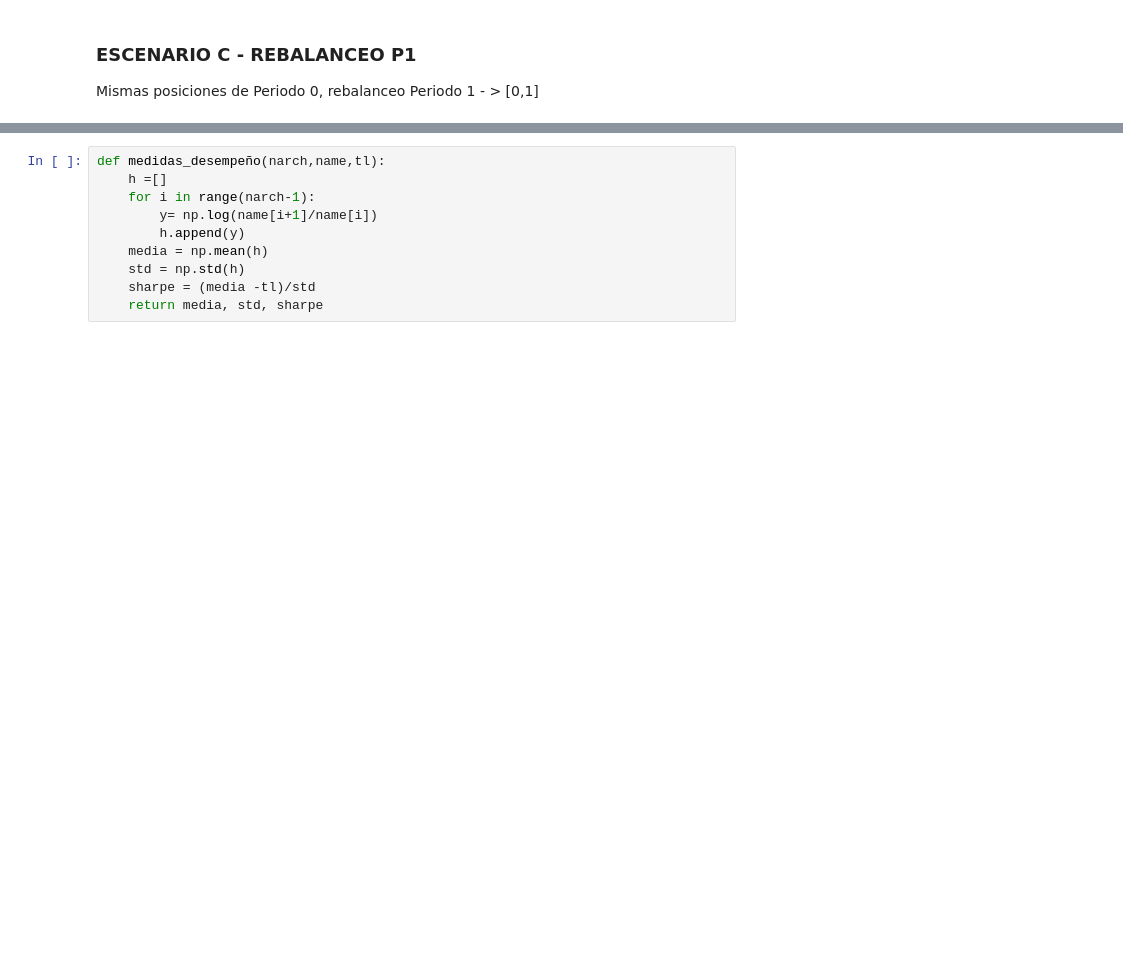
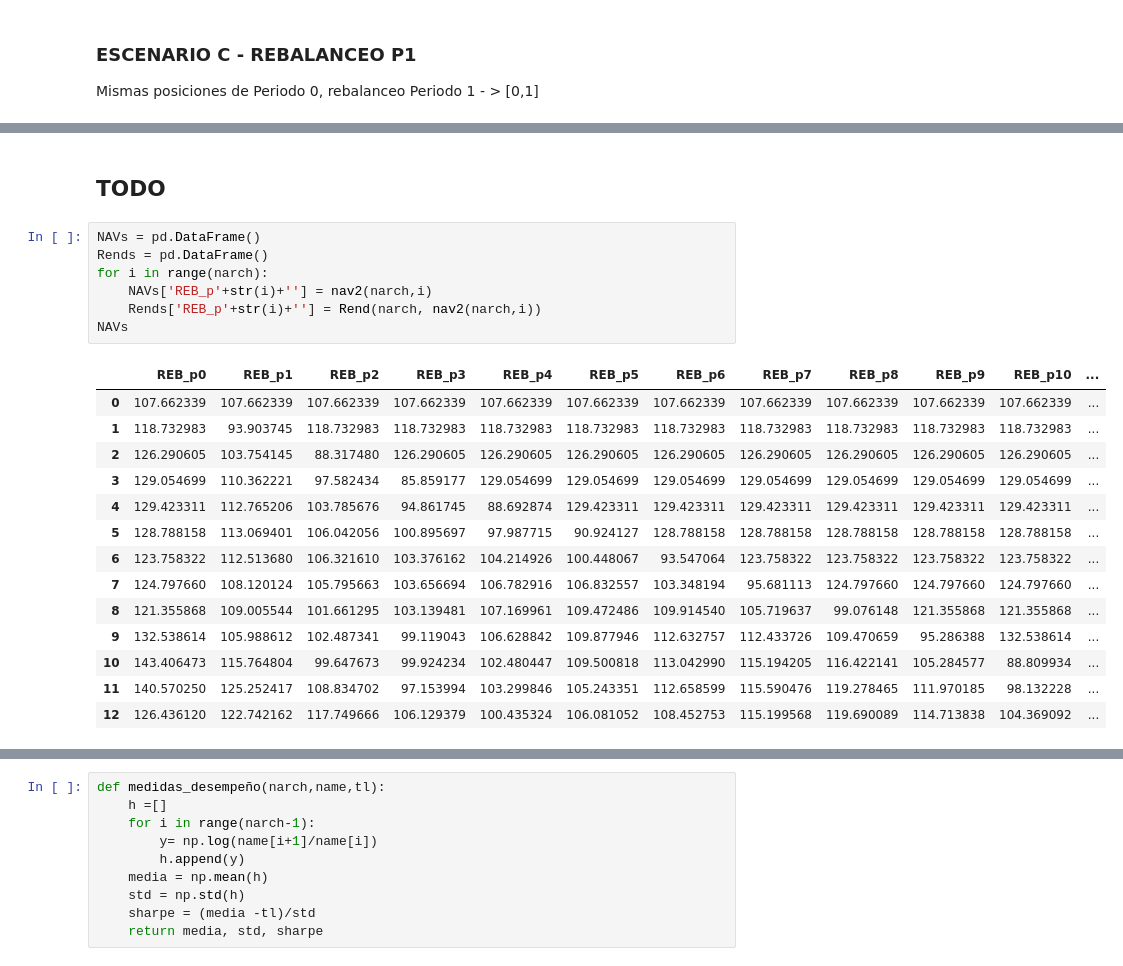
Before and after one commit to Marisolcantarero95/TRADING, a Jupyter notebook: Lab1_EqA/A_myst_Laboratorio1.ipynb, the cells around one changed output, grey strips where cells are left out. Drawn from its saved outputs; the diff is of its cells as text; blank space fills up the shorter version.

```diff
--- a/Lab1_EqA/A_myst_Laboratorio1.ipynb
+++ b/Lab1_EqA/A_myst_Laboratorio1.ipynb
@@ -400,0 +448,24 @@ plt.show()
+# %% [markdown]
+## TODO
+# %%
+NAVs = pd.DataFrame()
+Rends = pd.DataFrame()
+for i in range(narch):
+    NAVs['REB_p'+str(i)+''] = nav2(narch,i)
+    Rends['REB_p'+str(i)+''] = Rend(narch, nav2(narch,i))
+NAVs
+# %% [output]
+|  | REB_p0 | REB_p1 | REB_p2 | REB_p3 | REB_p4 | REB_p5 | REB_p6 | REB_p7 | REB_p8 | REB_p9 | REB_p10 | ... |
+| 0 | 107.662339 | 107.662339 | 107.662339 | 107.662339 | 107.662339 | 107.662339 | 107.662339 | 107.662339 | 107.662339 | 107.662339 | 107.662339 | ... |
+| 1 | 118.732983 | 93.903745 | 118.732983 | 118.732983 | 118.732983 | 118.732983 | 118.732983 | 118.732983 | 118.732983 | 118.732983 | 118.732983 | ... |
+| 2 | 126.290605 | 103.754145 | 88.317480 | 126.290605 | 126.290605 | 126.290605 | 126.290605 | 126.290605 | 126.290605 | 126.290605 | 126.290605 | ... |
+| 3 | 129.054699 | 110.362221 | 97.582434 | 85.859177 | 129.054699 | 129.054699 | 129.054699 | 129.054699 | 129.054699 | 129.054699 | 129.054699 | ... |
+| 4 | 129.423311 | 112.765206 | 103.785676 | 94.861745 | 88.692874 | 129.423311 | 129.423311 | 129.423311 | 129.423311 | 129.423311 | 129.423311 | ... |
+| 5 | 128.788158 | 113.069401 | 106.042056 | 100.895697 | 97.987715 | 90.924127 | 128.788158 | 128.788158 | 128.788158 | 128.788158 | 128.788158 | ... |
+| 6 | 123.758322 | 112.513680 | 106.321610 | 103.376162 | 104.214926 | 100.448067 | 93.547064 | 123.758322 | 123.758322 | 123.758322 | 123.758322 | ... |
+| 7 | 124.797660 | 108.120124 | 105.795663 | 103.656694 | 106.782916 | 106.832557 | 103.348194 | 95.681113 | 124.797660 | 124.797660 | 124.797660 | ... |
+| 8 | 121.355868 | 109.005544 | 101.661295 | 103.139481 | 107.169961 | 109.472486 | 109.914540 | 105.719637 | 99.076148 | 121.355868 | 121.355868 | ... |
+| 9 | 132.538614 | 105.988612 | 102.487341 | 99.119043 | 106.628842 | 109.877946 | 112.632757 | 112.433726 | 109.470659 | 95.286388 | 132.538614 | ... |
+| 10 | 143.406473 | 115.764804 | 99.647673 | 99.924234 | 102.480447 | 109.500818 | 113.042990 | 115.194205 | 116.422141 | 105.284577 | 88.809934 | ... |
+| 11 | 140.570250 | 125.252417 | 108.834702 | 97.153994 | 103.299846 | 105.243351 | 112.658599 | 115.590476 | 119.278465 | 111.970185 | 98.132228 | ... |
+| 12 | 126.436120 | 122.742162 | 117.749666 | 106.129379 | 100.435324 | 106.081052 | 108.452753 | 115.199568 | 119.690089 | 114.713838 | 104.369092 | ... |
```
Also changed, not shown: parts of 53 cells of this notebook.
